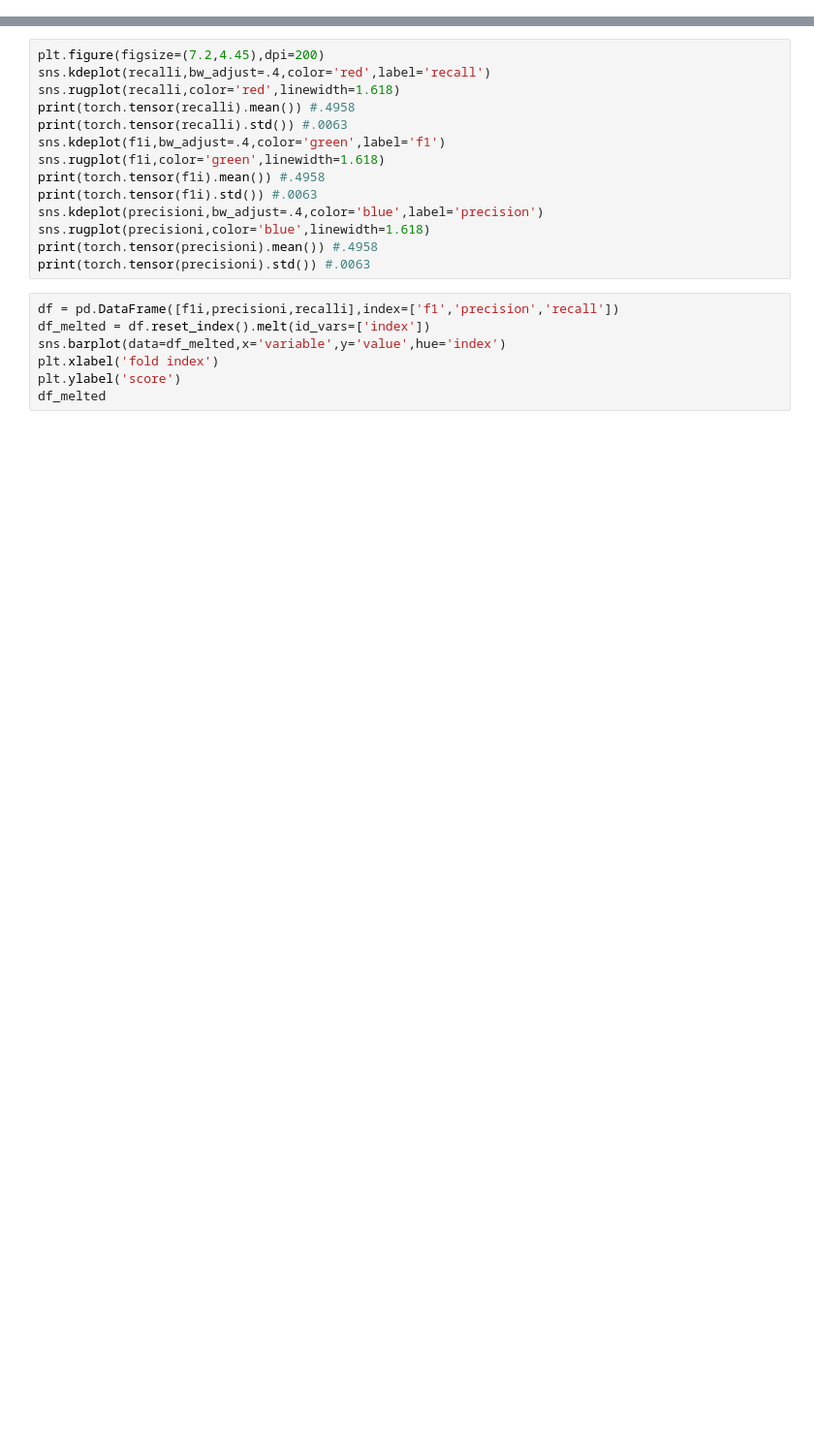
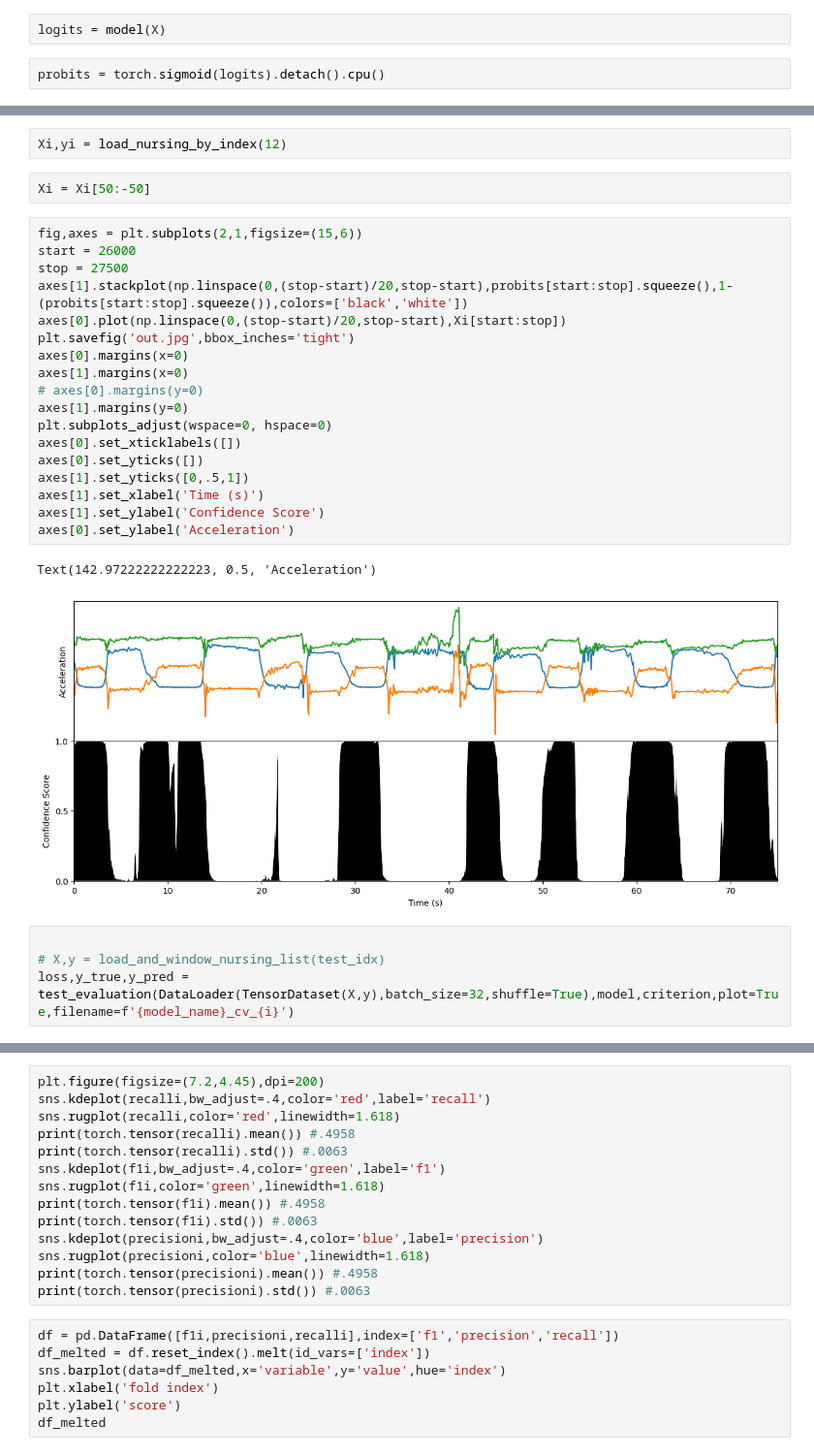
Before and after one commit to smithandrewk/smoking_ml, a Jupyter notebook: eval_model_cv.ipynb, the cells around one changed output, grey strips where cells are left out. Shown: that part at 97% size. Saved outputs shown, nothing was run; the diff lists cells and outputs as text; blank space fills up the shorter version.

```diff
--- a/eval_model_cv.ipynb
+++ b/eval_model_cv.ipynb
@@ -0,0 +29,4 @@
+# %%
+logits = model(X)
+# %%
+probits = torch.sigmoid(logits).detach().cpu()
@@ -1 +43,30 @@
+# %%
+Xi,yi = load_nursing_by_index(12)
+# %%
+Xi = Xi[50:-50]
+# %%
+fig,axes = plt.subplots(2,1,figsize=(15,6))
+start = 26000
+stop = 27500
+axes[1].stackplot(np.linspace(0,(stop-start)/20,stop-start),probits[start:stop].squeeze(),1-(probits[start:stop].squeeze()),colors=['black','white'])
+axes[0].plot(np.linspace(0,(stop-start)/20,stop-start),Xi[start:stop])
+plt.savefig('out.jpg',bbox_inches='tight')
+axes[0].margins(x=0)
+axes[1].margins(x=0)
+# axes[0].margins(y=0)
+axes[1].margins(y=0)
+plt.subplots_adjust(wspace=0, hspace=0)
+axes[0].set_xticklabels([])
+axes[0].set_yticks([])
+axes[1].set_yticks([0,.5,1])
+axes[1].set_xlabel('Time (s)')
+axes[1].set_ylabel('Confidence Score')
+axes[0].set_ylabel('Acceleration')
+# %% [output]
+Text(142.97222222222223, 0.5, 'Acceleration')
+[figure, added]
+# %%
+
+# X,y = load_and_window_nursing_list(test_idx)
+loss,y_true,y_pred = test_evaluation(DataLoader(TensorDataset(X,y),batch_size=32,shuffle=True),model,criterion,plot=True,filename=f'{model_name}_cv_{i}')
 # %%
```
Also changed, not shown: parts of 8 cells of this notebook, 2 other files.
